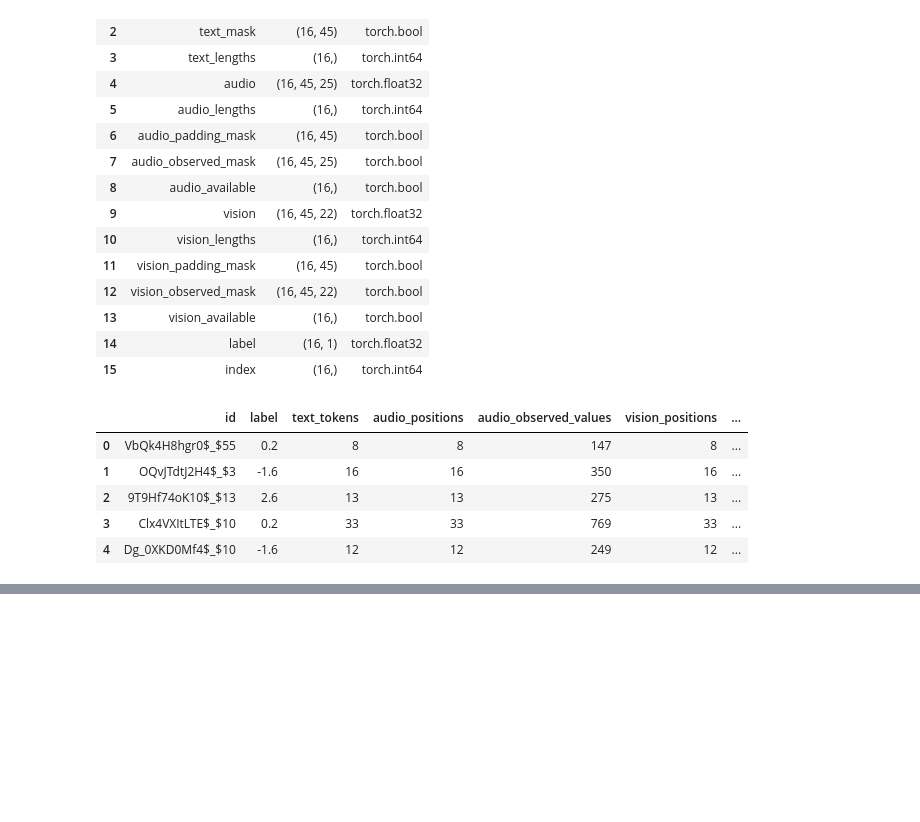
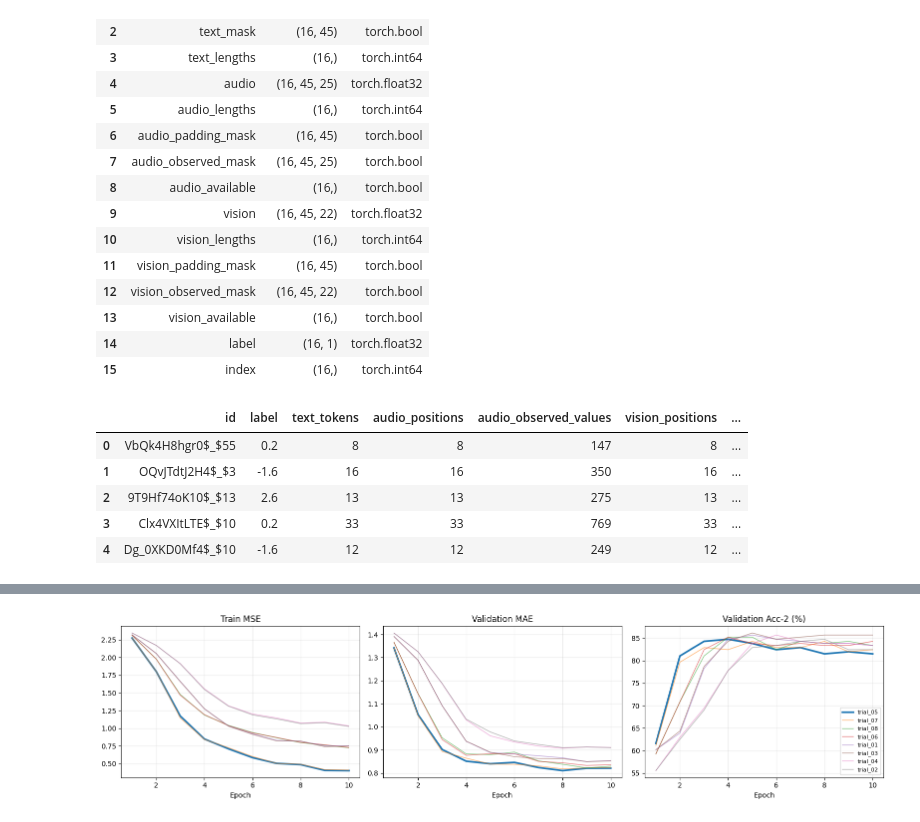
Before and after one commit to danghau2512/DataMining-MSA, a Jupyter notebook: src/notebooks/03_Train_Model.ipynb, the cells around one changed output, grey strips where cells are left out. Cells and saved outputs as stored; diff of their text form; code cells hidden in the pictures; blank space fills up the shorter version.

Commit message:
Add MAG-BERT training and three-seed evaluation

```diff
--- a/src/notebooks/03_Train_Model.ipynb
+++ b/src/notebooks/03_Train_Model.ipynb
@@ -255,0 +1354,90 @@ Số liệu dùng để kiểm chứng
+# %%
+#cell 20
+import matplotlib.pyplot as plt
+import pandas as pd
+
+
+def plot_training_histories(experiment_root):
+    comparison = pd.read_csv(
+        experiment_root / "validation_comparison.csv"
+    ).sort_values("best_valid_MAE")
+
+    histories = {}
+
+    for trial_name in comparison["experiment_name"]:
+        histories[trial_name] = pd.read_csv(
+            experiment_root / trial_name / "training_history.csv"
+        )
+
+    fig, axes = plt.subplots(1, 3, figsize=(16, 4))
+
+    plot_fields = [
+        ("train_MSE", "Train MSE"),
+        ("valid_MAE", "Validation MAE"),
+        ("valid_Acc2", "Validation Acc-2 (%)"),
+    ]
+
+    best_trial = comparison.iloc[0]["experiment_name"]
+
+    for ax, (field, title) in zip(axes, plot_fields):
+        for trial_name, history in histories.items():
+            ax.plot(
+                history["epoch"],
+                history[field],
+                label=trial_name,
+                linewidth=2.5 if trial_name == best_trial else 1,
+                alpha=1.0 if trial_name == best_trial else 0.6,
+            )
+
+        ax.set_title(title)
+        ax.set_xlabel("Epoch")
+        ax.grid(alpha=0.25)
+
+    axes[-1].legend(fontsize=8)
+    fig.tight_layout()
+
+    figure_path = experiment_root / "training_curves.png"
+    fig.savefig(figure_path, dpi=150, bbox_inches="tight")
+    plt.show()
+    plt.close(fig)
+
+    # Điểm validation đúng tại checkpoint được chọn.
+    selected_epoch_results = []
+
+    for row in comparison.itertuples(index=False):
+        history = histories[row.experiment_name]
+        selected = history.loc[
+            history["epoch"].eq(int(row.best_epoch))
+        ].iloc[0]
+
+        selected_epoch_results.append({
+            "Cấu hình": row.experiment_name,
+            "LR": row.bert_lr,
+            "Weight decay": row.weight_decay,
+            "MAG dropout": row.mag_dropout,
+            "Epoch chọn": int(row.best_epoch),
+            "Validation MAE": selected["valid_MAE"],
+            "Validation Acc-2 (%)": selected["valid_Acc2"],
+        })
+
+    selected_table = pd.DataFrame(selected_epoch_results)
+
+    display(selected_table.round(4))
+
+    selected_table.to_csv(
+        experiment_root / "selected_epoch_comparison.csv",
+        index=False,
+    )
+
+    print("Cấu hình tốt nhất theo validation MAE:", best_trial)
+    print("Đã lưu biểu đồ:", figure_path)
+    print("Chưa đánh giá tập test.")
+
+    return selected_table
+
+
+selected_epoch_comparison = plot_training_histories(
+    EXPERIMENT_ROOT
+)
+# %% [output]
+[figure, added]
```
Also changed, not shown: parts of 21 cells of this notebook.
